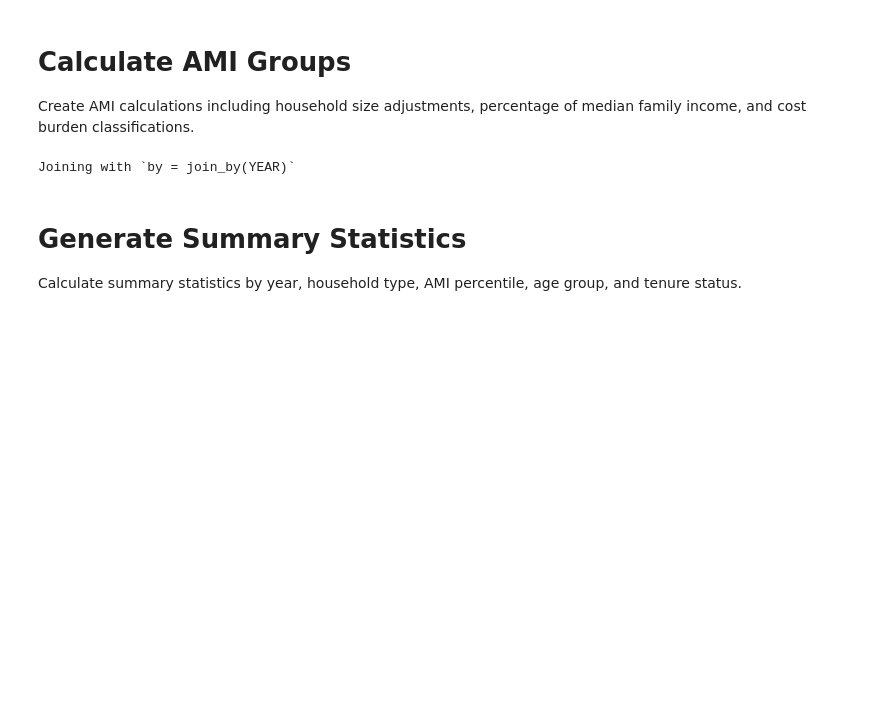
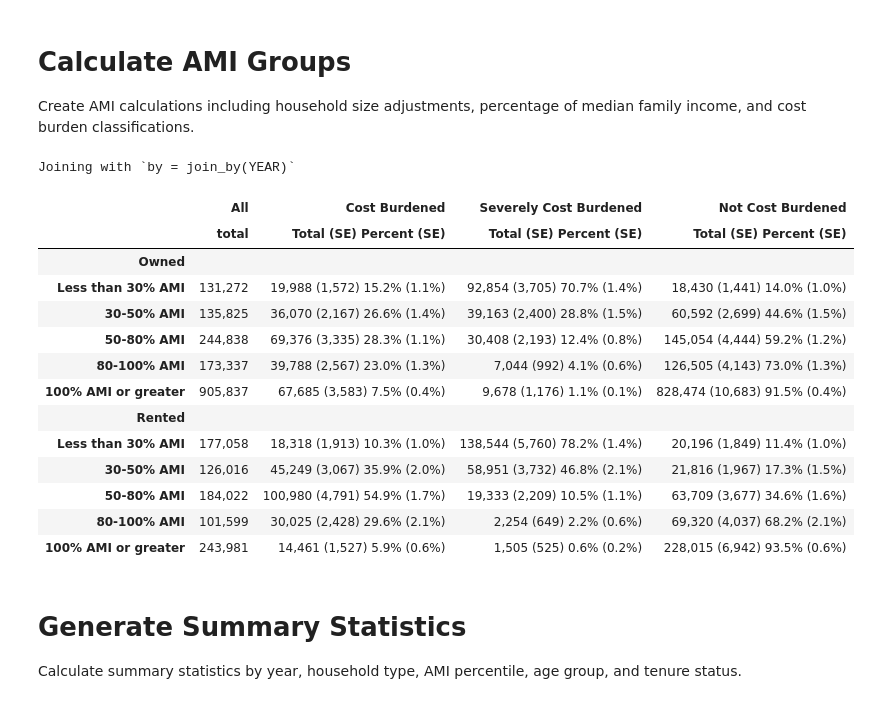
Before and after one commit to gtottenSDO/households_ami, a Jupyter notebook: households_by_ami.ipynb, the cells around one changed output. Drawn from its saved outputs; the diff is of its cells as text; code cells hidden in the pictures; blank space fills up the shorter version.

```diff
--- a/households_by_ami.ipynb
+++ b/households_by_ami.ipynb
@@ -348,0 +363,20 @@ acs_srvy_hh <- acs_hh |>
+# %%
+cost_burdened_23_output <- cost_burdened_23 |>
+  bind_rows(
+    cost_burdened_23 |>
+      summarize(cost_burdened_status = "All", across(c(total), sum), .by = c(tenure, ami_group))
+  )  |>
+  ungroup() |>
+  mutate(tenure = case_when(
+    str_detect(tenure, "Owned") ~ "Owned",
+    str_detect(tenure, "Rented") ~ "Rented",
+    .default = tenure
+  )) |>
+    arrange(cost_burdened_status) |>
+  pivot_wider(
+    names_from = c(cost_burdened_status),
+    values_from = c(total, total_se, prop, prop_se),
+    names_glue = "{cost_burdened_status}.{.value}",
+    names_vary = "slowest"
+  ) |>
+  relocate(starts_with("Not"), .after = last_col())
@@ -348,0 +412,35 @@ acs_srvy_hh <- acs_hh |>
+# %%
+cost_burdened_23_output |>
+  filter(!is.na(ami_group)) |>
+  mutate(
+    ami_group = case_when(
+      ami_group == "0-30" ~ "Less than 30% AMI",
+      ami_group == "30-50" ~ "30-50% AMI",
+      ami_group == "50-80" ~ "50-80% AMI",
+      ami_group == "80-100" ~ "80-100% AMI",
+      ami_group == "100+" ~ "100% AMI or greater",
+    )
+  ) |>
+  select(-all_of(c("All.total_se", "All.prop", "All.prop_se"))) |>
+  merge_columns_by_prefix(rowname_col = "ami_group", groupname_col = "tenure") |>
+    tab_spanner_delim(
+      delim = "."
+    ) |>
+          fmt_number(columns = contains("total"), decimals = 0) |>
+          fmt_percent(columns = contains("prop"), decimals = 1) |>
+          cols_label(contains("Cost") ~ md("Total (SE) <br> Percent (SE)"))
+# %% [output]
+|  | All | Cost Burdened | Severely Cost Burdened | Not Cost Burdened |
+|  | total | Total (SE) Percent (SE) | Total (SE) Percent (SE) | Total (SE) Percent (SE) |
+| Owned |  |  |  |  |
+| Less than 30% AMI | 131,272 | 19,988 (1,572) 15.2% (1.1%) | 92,854 (3,705) 70.7% (1.4%) | 18,430 (1,441) 14.0% (1.0%) |
+| 30-50% AMI | 135,825 | 36,070 (2,167) 26.6% (1.4%) | 39,163 (2,400) 28.8% (1.5%) | 60,592 (2,699) 44.6% (1.5%) |
+| 50-80% AMI | 244,838 | 69,376 (3,335) 28.3% (1.1%) | 30,408 (2,193) 12.4% (0.8%) | 145,054 (4,444) 59.2% (1.2%) |
+| 80-100% AMI | 173,337 | 39,788 (2,567) 23.0% (1.3%) | 7,044 (992) 4.1% (0.6%) | 126,505 (4,143) 73.0% (1.3%) |
+| 100% AMI or greater | 905,837 | 67,685 (3,583) 7.5% (0.4%) | 9,678 (1,176) 1.1% (0.1%) | 828,474 (10,683) 91.5% (0.4%) |
+| Rented |  |  |  |  |
+| Less than 30% AMI | 177,058 | 18,318 (1,913) 10.3% (1.0%) | 138,544 (5,760) 78.2% (1.4%) | 20,196 (1,849) 11.4% (1.0%) |
+| 30-50% AMI | 126,016 | 45,249 (3,067) 35.9% (2.0%) | 58,951 (3,732) 46.8% (2.1%) | 21,816 (1,967) 17.3% (1.5%) |
+| 50-80% AMI | 184,022 | 100,980 (4,791) 54.9% (1.7%) | 19,333 (2,209) 10.5% (1.1%) | 63,709 (3,677) 34.6% (1.6%) |
+| 80-100% AMI | 101,599 | 30,025 (2,428) 29.6% (2.1%) | 2,254 (649) 2.2% (0.6%) | 69,320 (4,037) 68.2% (2.1%) |
+| 100% AMI or greater | 243,981 | 14,461 (1,527) 5.9% (0.6%) | 1,505 (525) 0.6% (0.2%) | 228,015 (6,942) 93.5% (0.6%) |
```
Also changed, not shown: parts of 10 cells of this notebook, 1 other file.
